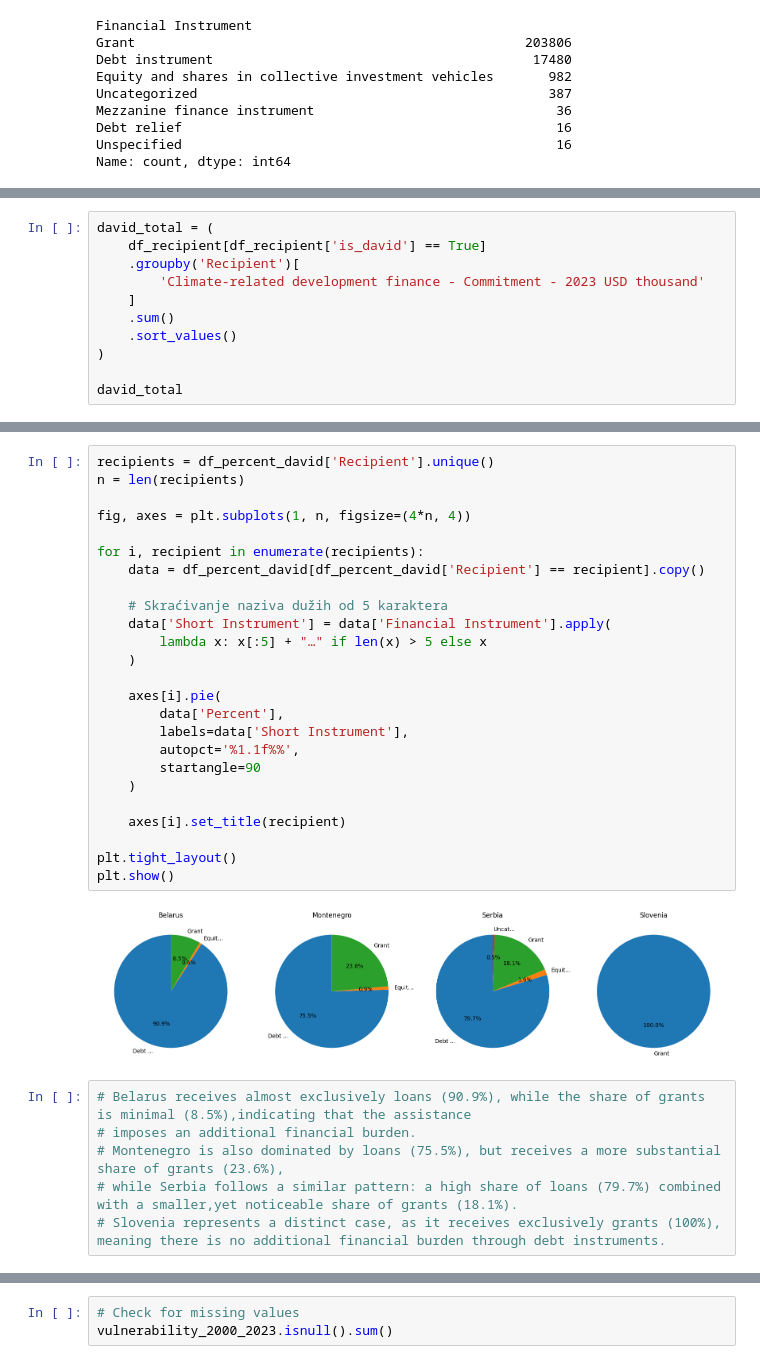
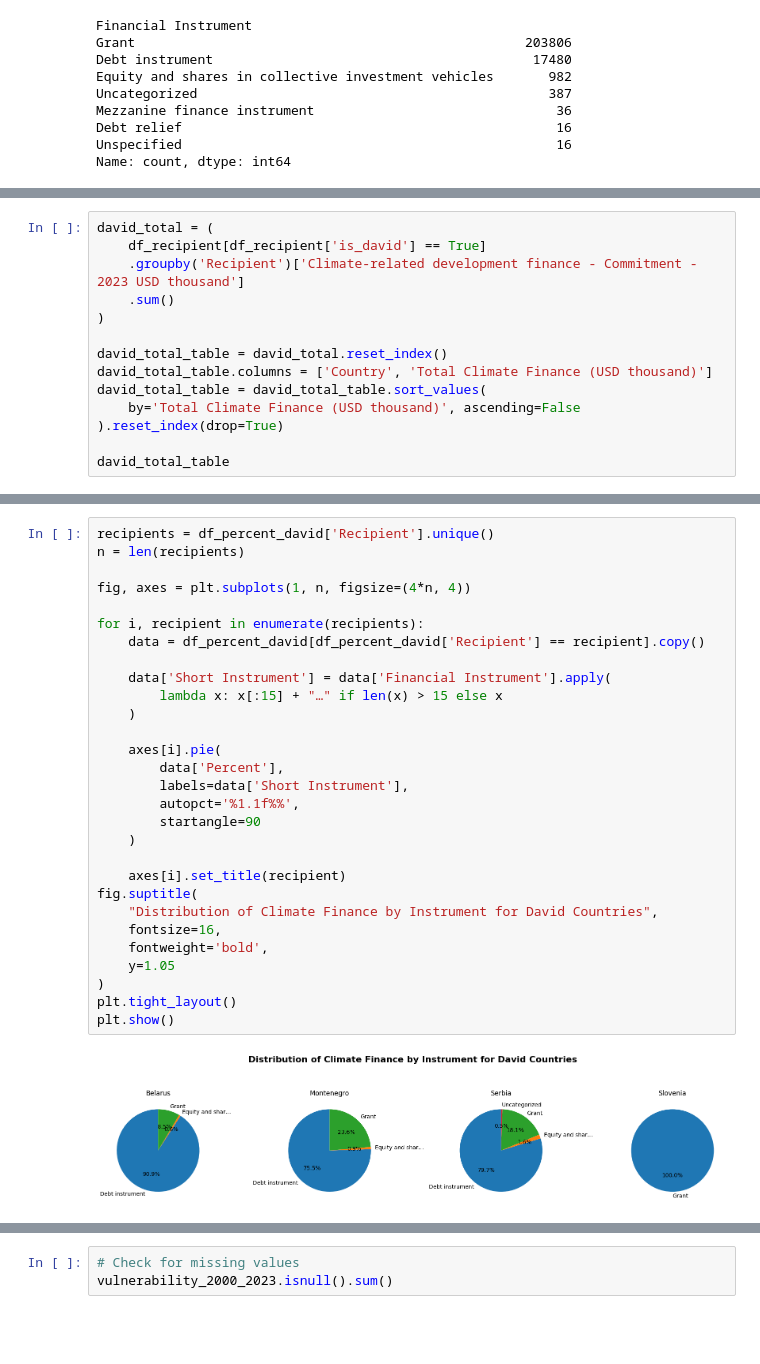
Before and after one commit to tince250/climate-change-ds, a Jupyter notebook: q5-assistance-mitigation.ipynb, the cells around one changed output, grey strips where cells are left out. Cells and saved outputs as stored; diff of their text form; blank space fills up the shorter version.

```diff
--- a/q5-assistance-mitigation.ipynb
+++ b/q5-assistance-mitigation.ipynb
@@ -209,12 +271,15 @@ Name: count, dtype: int64
 # %%
 david_total = (
     df_recipient[df_recipient['is_david'] == True]
-    .groupby('Recipient')[
-        'Climate-related development finance - Commitment - 2023 USD thousand'
-    ]
+    .groupby('Recipient')['Climate-related development finance - Commitment - 2023 USD thousand']
     .sum()
-    .sort_values()
 )
 
-david_total
+david_total_table = david_total.reset_index()
+david_total_table.columns = ['Country', 'Total Climate Finance (USD thousand)']
+david_total_table = david_total_table.sort_values(
+    by='Total Climate Finance (USD thousand)', ascending=False
+).reset_index(drop=True)
+
+david_total_table
 # %% [output]
@@ -294,33 +337,31 @@ df_pivot_david_percent
-# %%
-recipients = df_percent_david['Recipient'].unique()
-n = len(recipients)
-
-fig, axes = plt.subplots(1, n, figsize=(4*n, 4))
-
-for i, recipient in enumerate(recipients):
-    data = df_percent_david[df_percent_david['Recipient'] == recipient].copy()
-
-    # Skraćivanje naziva dužih od 5 karaktera
-    data['Short Instrument'] = data['Financial Instrument'].apply(
-        lambda x: x[:5] + "…" if len(x) > 5 else x
-    )
-
-    axes[i].pie(
-        data['Percent'],
-        labels=data['Short Instrument'],
-        autopct='%1.1f%%',
-        startangle=90
-    )
-
-    axes[i].set_title(recipient)
-
-plt.tight_layout()
-plt.show()
-# %% [output]
-[figure, removed]
-# %%
-# Belarus receives almost exclusively loans (90.9%), while the share of grants is minimal (8.5%),indicating that the assistance
-# imposes an additional financial burden.
-# Montenegro is also dominated by loans (75.5%), but receives a more substantial share of grants (23.6%),
-# while Serbia follows a similar pattern: a high share of loans (79.7%) combined with a smaller,yet noticeable share of grants (18.1%).
-# Slovenia represents a distinct case, as it receives exclusively grants (100%), meaning there is no additional financial burden through debt instruments.
+# %%
+recipients = df_percent_david['Recipient'].unique()
+n = len(recipients)
+
+fig, axes = plt.subplots(1, n, figsize=(4*n, 4))
+
+for i, recipient in enumerate(recipients):
+    data = df_percent_david[df_percent_david['Recipient'] == recipient].copy()
+
+    data['Short Instrument'] = data['Financial Instrument'].apply(
+        lambda x: x[:15] + "…" if len(x) > 15 else x
+    )
+
+    axes[i].pie(
+        data['Percent'],
+        labels=data['Short Instrument'],
+        autopct='%1.1f%%',
+        startangle=90
+    )
+
+    axes[i].set_title(recipient)
+fig.suptitle(
+    "Distribution of Climate Finance by Instrument for David Countries",
+    fontsize=16,
+    fontweight='bold',
+    y=1.05
+)
+plt.tight_layout()
+plt.show()
+# %% [output]
+[figure, added]
```
Also changed, not shown: parts of 73 cells of this notebook, 1 other file.
